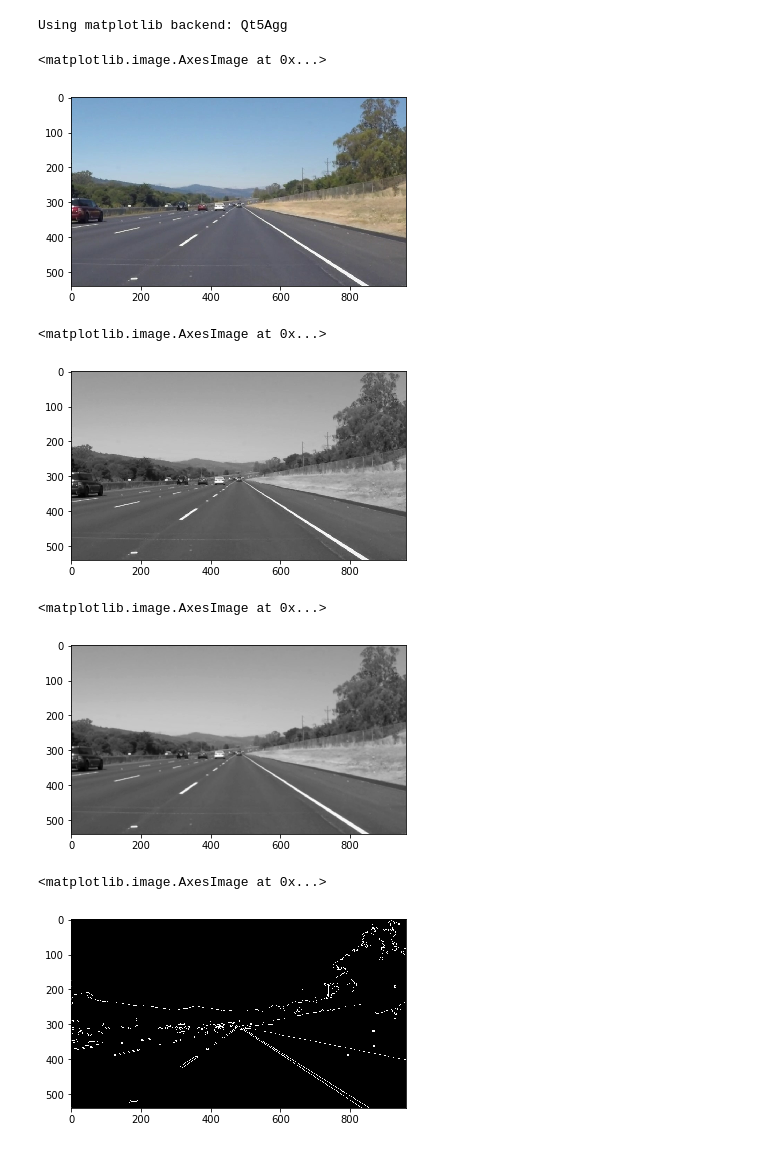
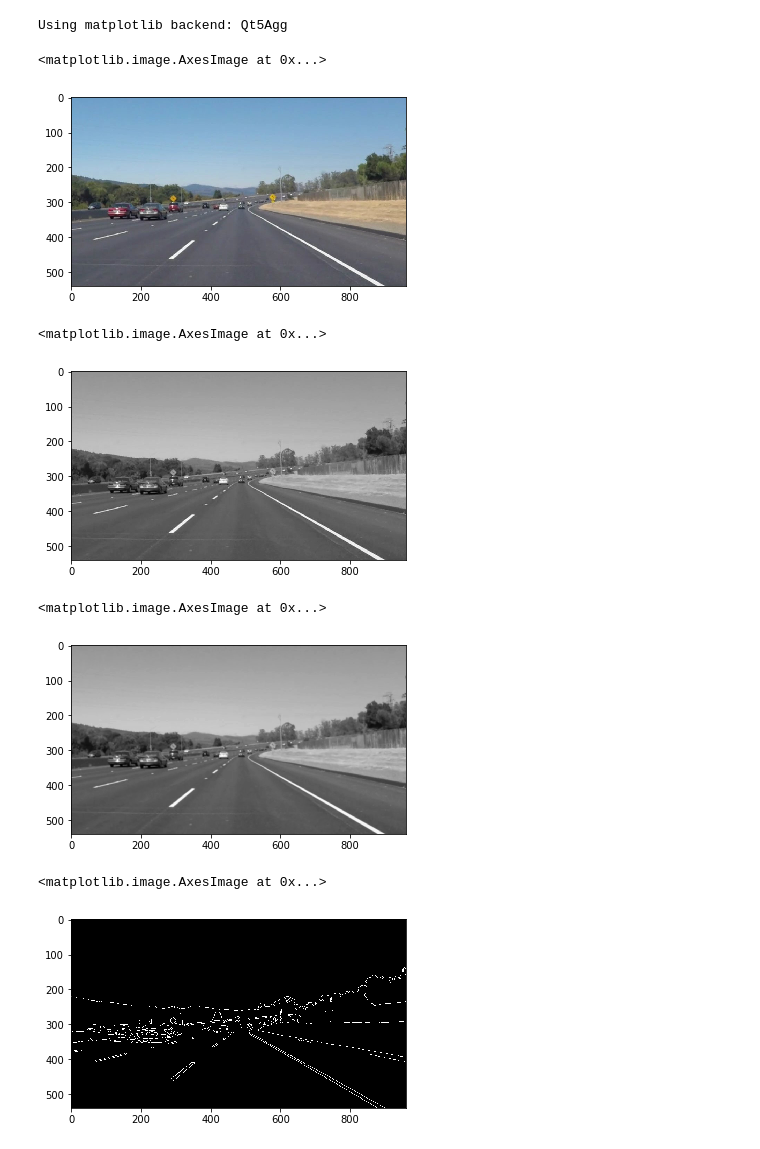
Before and after one commit to YasirHabib/Self-Driving-Car-Engineer, a Jupyter notebook: Finding-Lane-Lines/Solution.ipynb, the cells around one changed output. Cells and saved outputs as stored; diff of their text form; code cells hidden in the pictures.

Commit message:
Solution.ipynb, test_images_output completed & added

```diff
--- a/Finding-Lane-Lines/Solution.ipynb
+++ b/Finding-Lane-Lines/Solution.ipynb
@@ -130,26 +137,26 @@ def weighted_img(img, initial_img, α=0.8, β=1., γ=0.):
     return cv2.addWeighted(initial_img, α, img, β, γ)
 # %%
 #reading in an image
-image = mpimg.imread('test_images/solidWhiteRight.jpg')
+image = mpimg.imread('test_images/solidWhiteCurve.jpg')
 plt.imshow(image)
 # %% [output]
 <matplotlib.image.AxesImage at 0x...>
-[figure, old version]
+[figure, new version]
 # %%
 gray = grayscale(image)
 plt.imshow(gray, cmap='gray')
 # %% [output]
 <matplotlib.image.AxesImage at 0x...>
-[figure, old version]
+[figure, new version]
 # %%
 blur = gaussian_blur(gray, 5)
 plt.imshow(blur, cmap='gray')
 # %% [output]
 <matplotlib.image.AxesImage at 0x...>
-[figure, old version]
+[figure, new version]
 # %%
-canny = canny(blur, 50, 150)
-plt.imshow(canny, cmap='gray')
+canny_image = canny(blur, 50, 150)
+plt.imshow(canny_image, cmap='gray')
 # %% [output]
 <matplotlib.image.AxesImage at 0x...>
-[figure, old version]
+[figure, new version]
```
Also changed, not shown: parts of 7 cells of this notebook, 6 other files.
